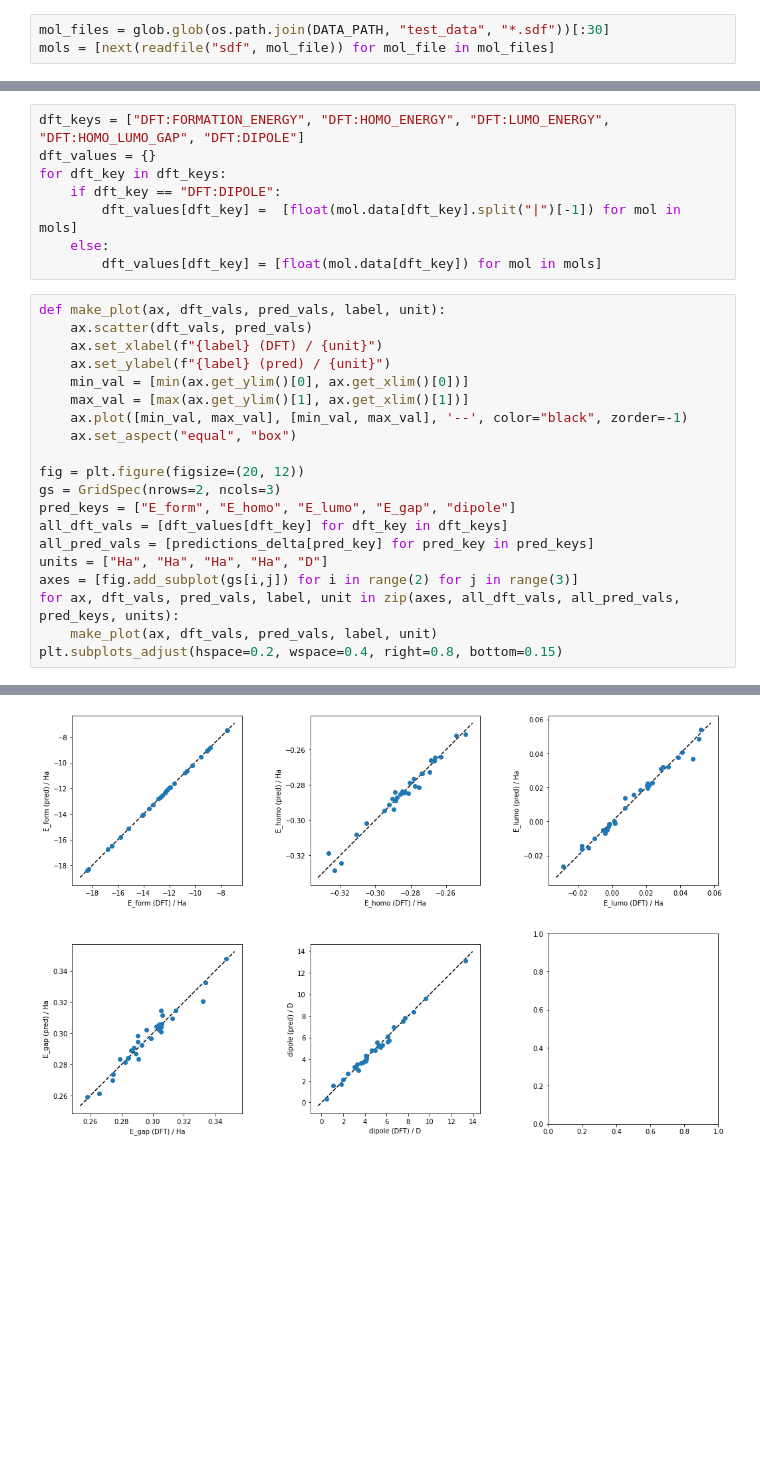
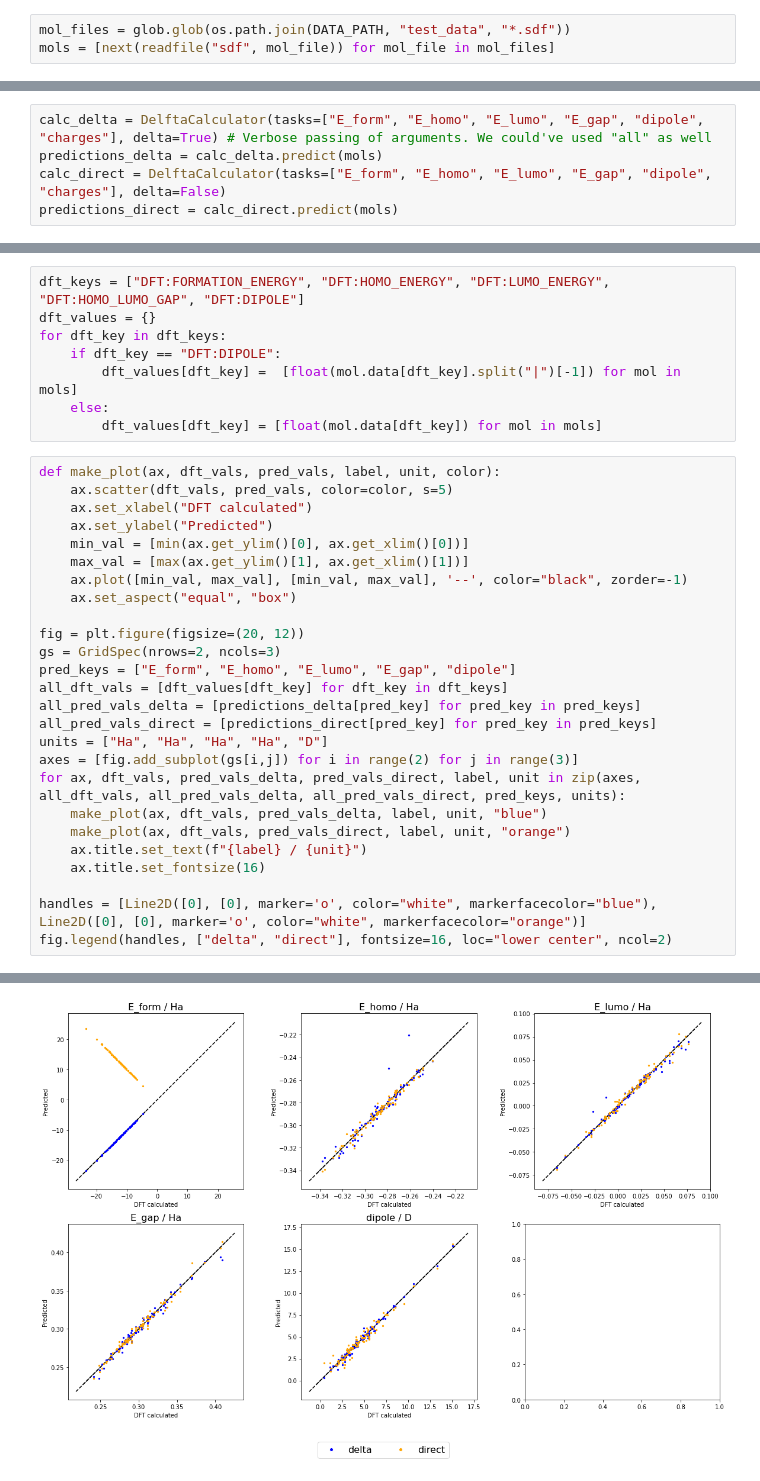
Before and after one commit to josejimenezluna/delfta, a Jupyter notebook: tutorials/predict.ipynb, the cells around one changed output, grey strips where cells are left out. Cells and saved outputs as stored; diff of their text form; blank space fills up the shorter version.

```diff
--- a/tutorials/predict.ipynb
+++ b/tutorials/predict.ipynb
@@ -15,7 +16,7 @@ from delfta.utils import DATA_PATH
 # %% [markdown]
 Next, we read a few example molecules. For more details on how to input your own molecules, see the documentation of the Pybel API [here](https://open-babel.readthedocs.io/en/latest/UseTheLibrary/Python_PybelAPI.html).
 # %%
-mol_files = glob.glob(os.path.join(DATA_PATH, "test_data", "*.sdf"))[:30]
+mol_files = glob.glob(os.path.join(DATA_PATH, "test_data", "*.sdf"))
 mols = [next(readfile("sdf", mol_file)) for mol_file in mol_files]
 # %% [markdown]
 We'll initialize a calculator by stating which tasks we want to perform. Options are `all` (the default), `E_form`, `E_homo`, `E_lumo`, `E_gap`, `dipole`, and `charges`. You can also choose between `delta=True` (run a GNF2-xTB calculation and predict a delta correction to obtain an approximation of the DFT-value) or `delta=False` (predict the DFT-value directly from the molecular structure).
@@ -28,0 +23,5 @@ ValueError: setting an array element with a sequence.
+# %%
+calc_delta = DelftaCalculator(tasks=["E_form", "E_homo", "E_lumo", "E_gap", "dipole", "charges"], delta=True) # Verbose passing of arguments. We could've used "all" as well
+predictions_delta = calc_delta.predict(mols)
+calc_direct = DelftaCalculator(tasks=["E_form", "E_homo", "E_lumo", "E_gap", "dipole", "charges"], delta=False)
+predictions_direct = calc_direct.predict(mols)
@@ -57,10 +58,10 @@ for dft_key in dft_keys:
     else:
         dft_values[dft_key] = [float(mol.data[dft_key]) for mol in mols]
 # %%
-def make_plot(ax, dft_vals, pred_vals, label, unit):
-    ax.scatter(dft_vals, pred_vals)
-    ax.set_xlabel(f"{label} (DFT) / {unit}")
-    ax.set_ylabel(f"{label} (pred) / {unit}")
+def make_plot(ax, dft_vals, pred_vals, label, unit, color):
+    ax.scatter(dft_vals, pred_vals, color=color, s=5)
+    ax.set_xlabel("DFT calculated")
+    ax.set_ylabel("Predicted")
     min_val = [min(ax.get_ylim()[0], ax.get_xlim()[0])]
     max_val = [max(ax.get_ylim()[1], ax.get_xlim()[1])]
     ax.plot([min_val, max_val], [min_val, max_val], '--', color="black", zorder=-1)
@@ -70,10 +71,16 @@ fig = plt.figure(figsize=(20, 12))
 gs = GridSpec(nrows=2, ncols=3)
 pred_keys = ["E_form", "E_homo", "E_lumo", "E_gap", "dipole"]
 all_dft_vals = [dft_values[dft_key] for dft_key in dft_keys]
-all_pred_vals = [predictions_delta[pred_key] for pred_key in pred_keys]
+all_pred_vals_delta = [predictions_delta[pred_key] for pred_key in pred_keys]
+all_pred_vals_direct = [predictions_direct[pred_key] for pred_key in pred_keys]
 units = ["Ha", "Ha", "Ha", "Ha", "D"]
 axes = [fig.add_subplot(gs[i,j]) for i in range(2) for j in range(3)]
-for ax, dft_vals, pred_vals, label, unit in zip(axes, all_dft_vals, all_pred_vals, pred_keys, units):
-    make_plot(ax, dft_vals, pred_vals, label, unit)
-plt.subplots_adjust(hspace=0.2, wspace=0.4, right=0.8, bottom=0.15)
+for ax, dft_vals, pred_vals_delta, pred_vals_direct, label, unit in zip(axes, all_dft_vals, all_pred_vals_delta, all_pred_vals_direct, pred_keys, units):
+    make_plot(ax, dft_vals, pred_vals_delta, label, unit, "blue")
+    make_plot(ax, dft_vals, pred_vals_direct, label, unit, "orange")
+    ax.title.set_text(f"{label} / {unit}")
+    ax.title.set_fontsize(16)
+
+handles = [Line2D([0], [0], marker='o', color="white", markerfacecolor="blue"), Line2D([0], [0], marker='o', color="white", markerfacecolor="orange")]
+fig.legend(handles, ["delta", "direct"], fontsize=16, loc="lower center", ncol=2)
 # %% [output]
@@ -80 +88 @@ plt.subplots_adjust(hspace=0.2, wspace=0.4, right=0.8, bottom=0.15)
-[figure, old version]
+[figure, new version]
```
Also changed, not shown: parts of 6 cells of this notebook, 1 other file.
